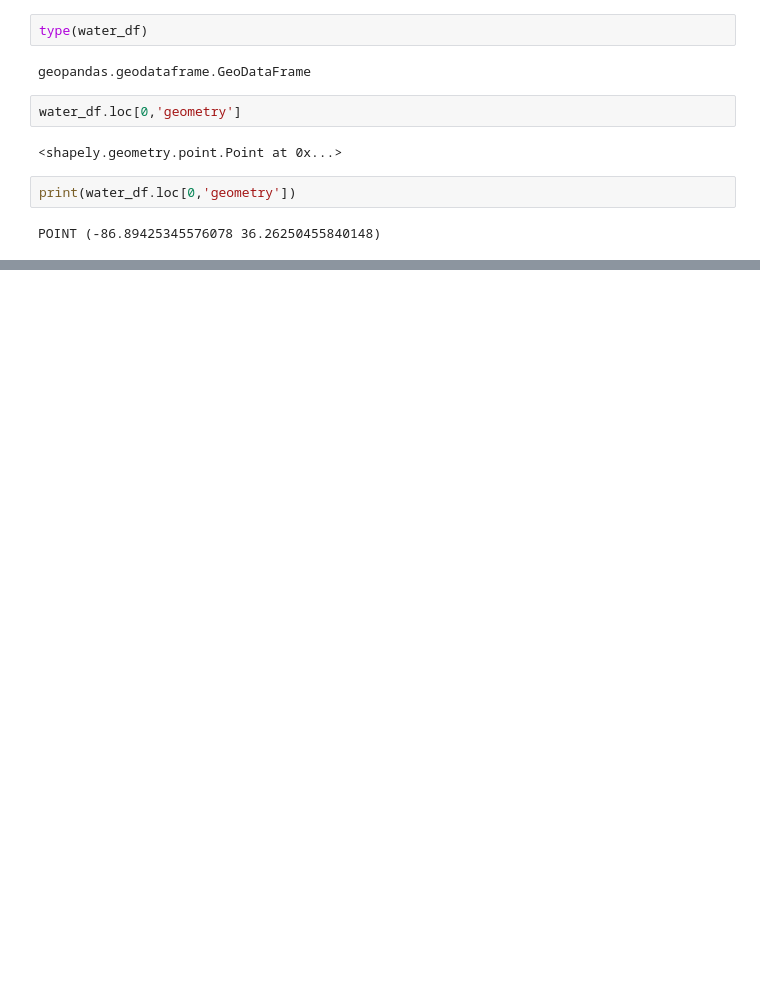
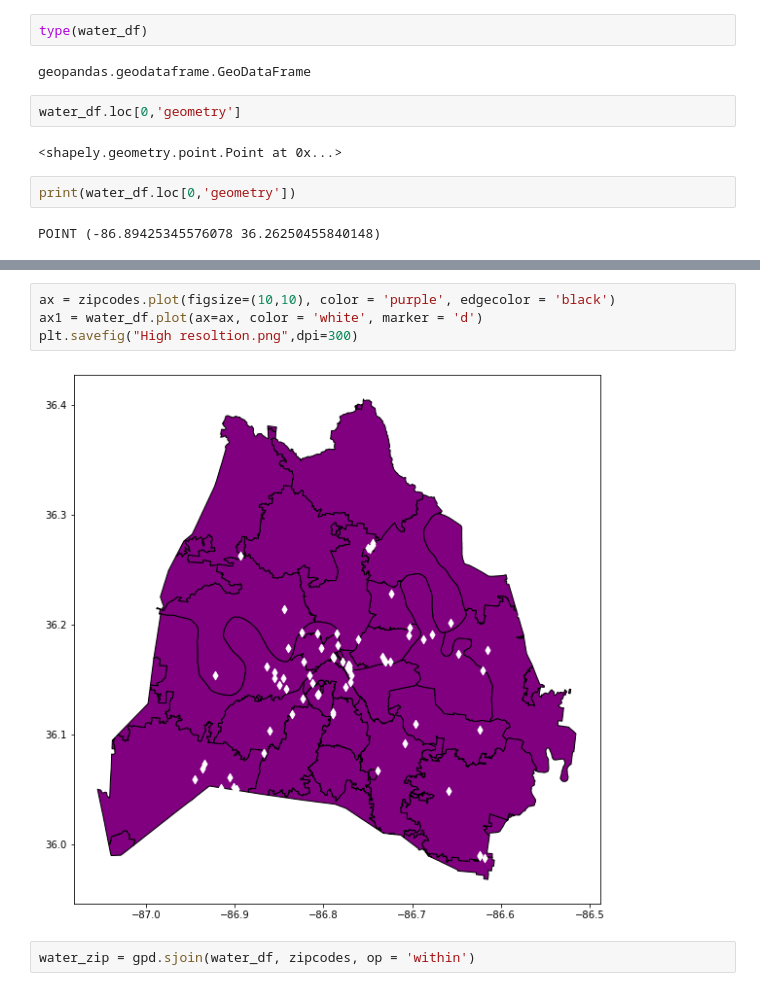
Before and after one commit to SudeepGhantasala/geospatial_python_workshop-SudeepGhantasala, a Jupyter notebook: notebooks/water foundation and hydration systems.ipynb, the cells around one changed output, grey strips where cells are left out. Cells and saved outputs as stored; diff of their text form; blank space fills up the shorter version.

```diff
--- a/notebooks/water foundation and hydration systems.ipynb
+++ b/notebooks/water foundation and hydration systems.ipynb
@@ -81,0 +94,8 @@ water_df.plot(figsize=(10,10), edgecolor='black',cmap='Set@')
+# %%
+ax = zipcodes.plot(figsize=(10,10), color = 'purple', edgecolor = 'black')
+ax1 = water_df.plot(ax=ax, color = 'white', marker = 'd')
+plt.savefig("High resoltion.png",dpi=300)
+# %% [output]
+[figure, added]
+# %%
+water_zip = gpd.sjoin(water_df, zipcodes, op = 'within')
```
Also changed, not shown: parts of 10 cells of this notebook, 3 other files.
